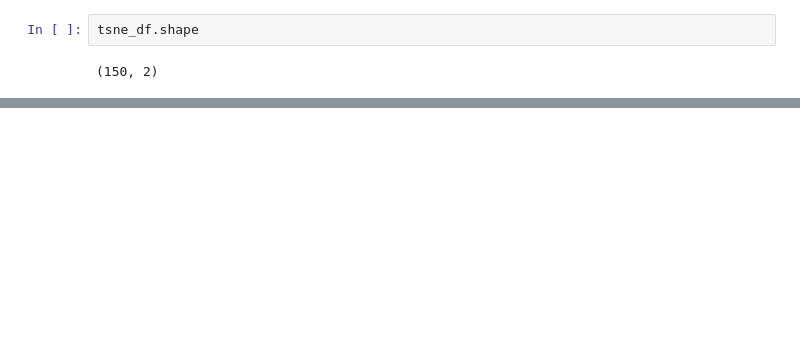
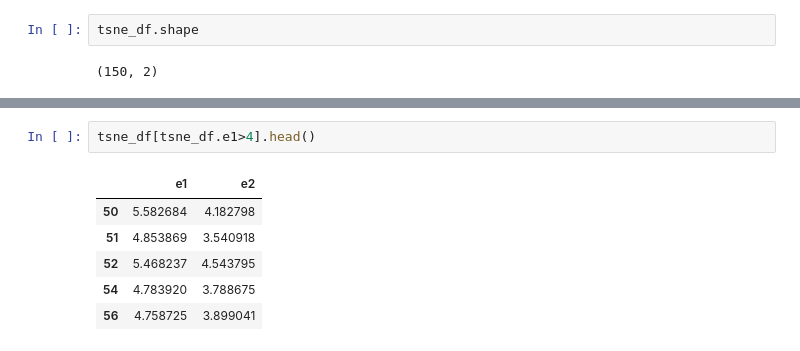
Before and after one commit to Pomilusky/apuntes_clase, a Jupyter notebook: semana_6/1.2 - Reduccion de dimensiones.ipynb, the cells around one changed output, grey strips where cells are left out. Saved outputs shown, nothing was run; the diff lists cells and outputs as text; blank space fills up the shorter version.

```diff
--- a/semana_6/1.2 - Reduccion de dimensiones.ipynb
+++ b/semana_6/1.2 - Reduccion de dimensiones.ipynb
@@ -393,0 +394,9 @@ plt.title('Proyeccion t-SNE');
+# %%
+tsne_df[tsne_df.e1>4].head()
+# %% [output]
+|  | e1 | e2 |
+| 50 | 5.582684 | 4.182798 |
+| 51 | 4.853869 | 3.540918 |
+| 52 | 5.468237 | 4.543795 |
+| 54 | 4.783920 | 3.788675 |
+| 56 | 4.758725 | 3.899041 |
```
Also changed, not shown: parts of 15 cells of this notebook.
